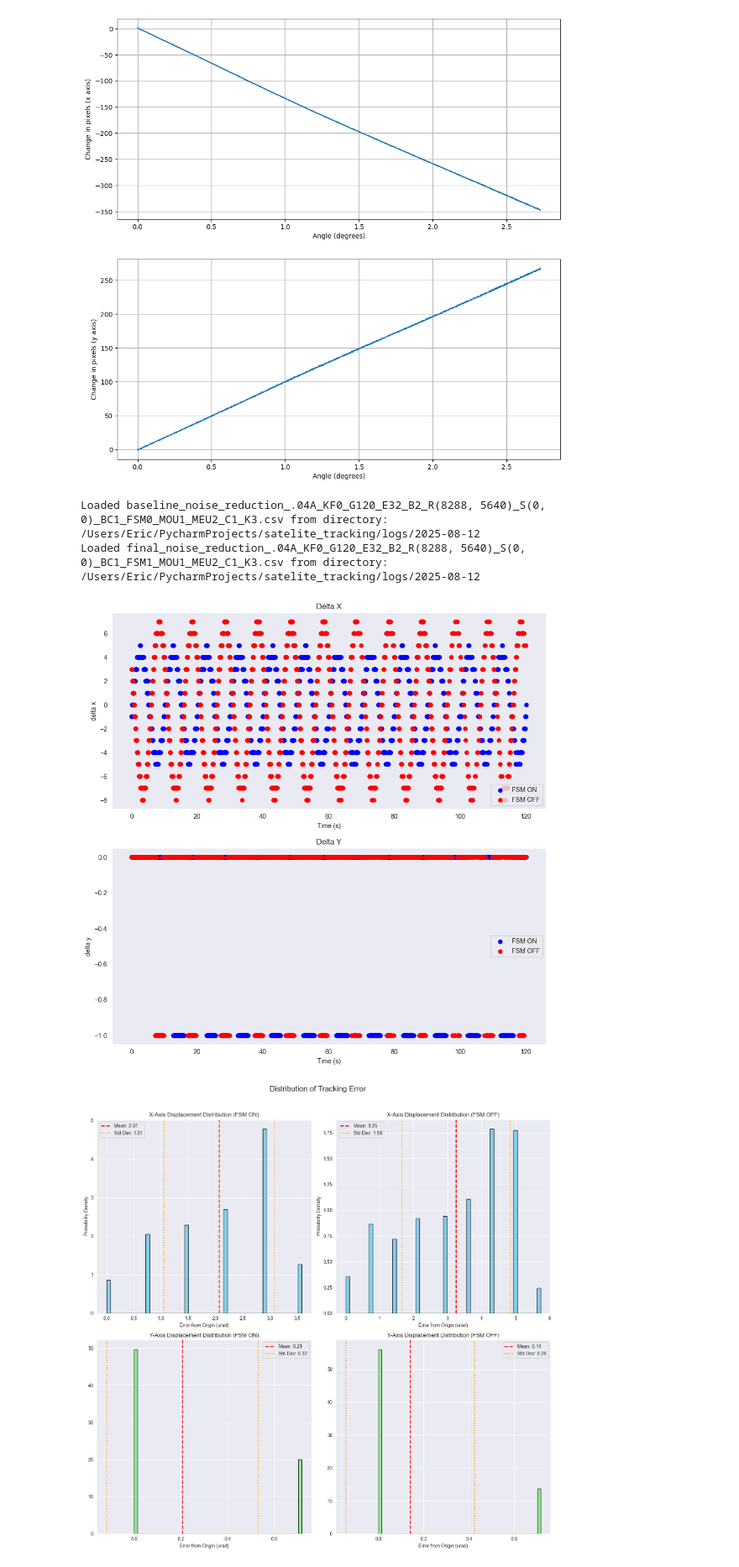
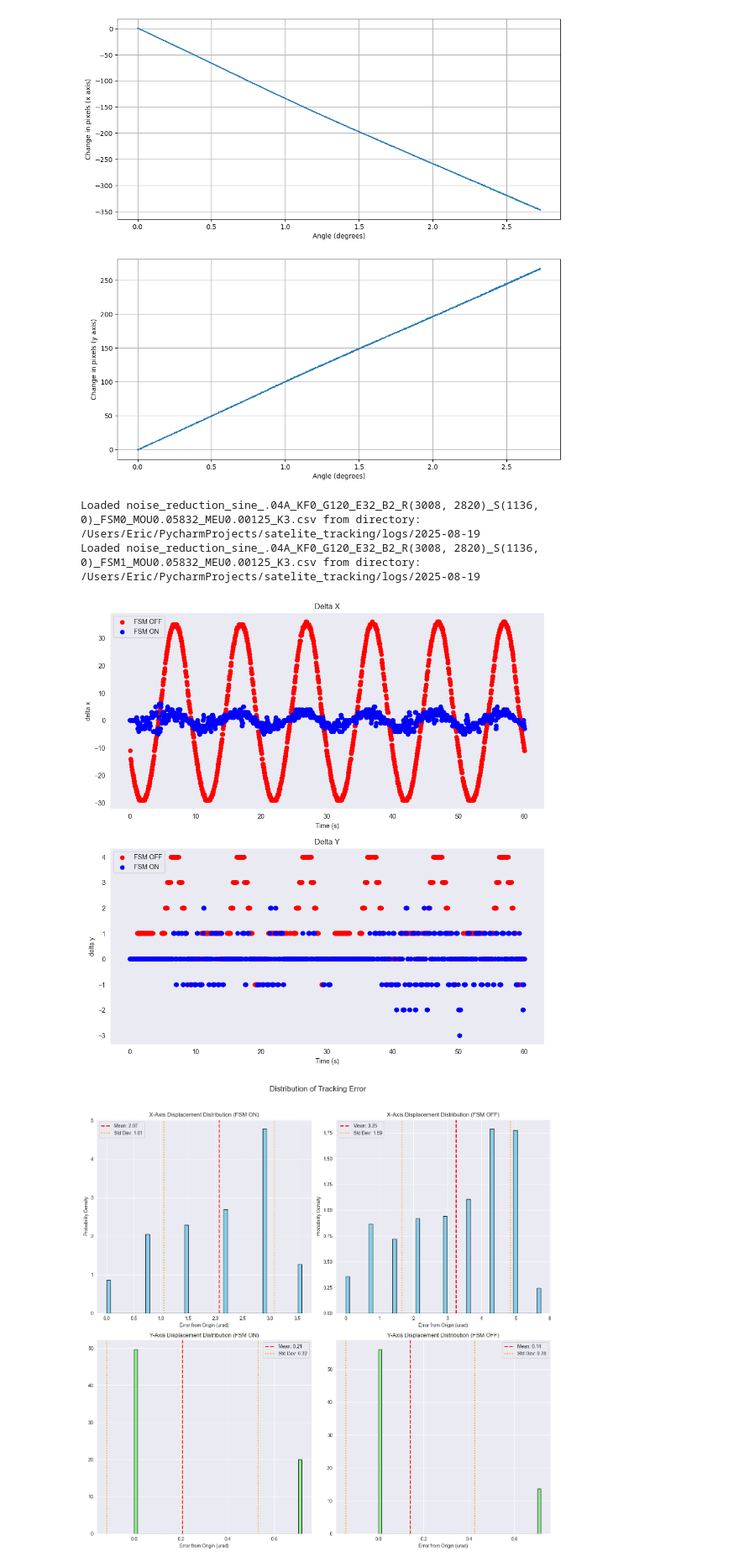
Before and after one commit to Bloodaxe90/Satellite_Tracking, a Jupyter notebook: notebooks/inference.ipynb, the cells around one changed output. Shown at 84% size. Cells and saved outputs as stored; diff of their text form; code cells hidden in the pictures.

```diff
--- a/notebooks/inference.ipynb
+++ b/notebooks/inference.ipynb
@@ -596,31 +596,31 @@ plt.show()
 Loaded distance_vs_amplitude_.04A_KF0_G120_E32_B2_R(8288, 5640)_S(0, 0)_BC1_FSM0_MOU0.1_MEU2_C1_K3.csv from directory: /Users/Eric/PycharmProjects/satelite_tracking/logs/2025-08-08
 [figure]
 # %%
-baseline_results = load_results(root_dir, "baseline_noise_reduction_.04A_KF0_G120_E32_B2_R(8288, 5640)_S(0, 0)_BC1_FSM0_MOU1_MEU2_C1_K3.csv", "2025-08-12")
-results = load_results(root_dir, "final_noise_reduction_.04A_KF0_G120_E32_B2_R(8288, 5640)_S(0, 0)_BC1_FSM1_MOU1_MEU2_C1_K3.csv", "2025-08-12")
+baseline_results = load_results(root_dir, "noise_reduction_sine_.04A_KF0_G120_E32_B2_R(3008, 2820)_S(1136, 0)_FSM0_MOU0.05832_MEU0.00125_K3.csv", "2025-08-19")
+results = load_results(root_dir, "noise_reduction_sine_.04A_KF0_G120_E32_B2_R(3008, 2820)_S(1136, 0)_FSM1_MOU0.05832_MEU0.00125_K3.csv", "2025-08-19")
 
 fig, axis = plt.subplots(2, 1, figsize = (12, 12))
+axis[0].scatter(baseline_results["Time"], baseline_results["delta_x"],  color = "r", label = "FSM OFF")
 axis[0].scatter(results["Time"], results["delta_x"],  color = "b", label = "FSM ON")
-axis[0].scatter(baseline_results["Time"], baseline_results["delta_x"],  color = "r", label = "FSM OFF")
 axis[0].set_ylabel("delta x")
 axis[0].set_xlabel("Time (s)")
 axis[0].set_title("Delta X")
 axis[0].grid()
 axis[0].legend()
 
+axis[1].scatter(baseline_results["Time"], baseline_results["delta_y"], color = "r", label = "FSM OFF")
 axis[1].scatter(results["Time"], results["delta_y"], color = "b", label = "FSM ON")
-axis[1].scatter(baseline_results["Time"], baseline_results["delta_y"], color = "r", label = "FSM OFF")
 axis[1].set_title("Delta Y")
 axis[1].set_ylabel("delta y")
 axis[1].set_xlabel("Time (s)")
 axis[1].grid()
 axis[1].legend()
 
 plt.show()
 # %% [output]
-Loaded baseline_noise_reduction_.04A_KF0_G120_E32_B2_R(8288, 5640)_S(0, 0)_BC1_FSM0_MOU1_MEU2_C1_K3.csv from directory: /Users/Eric/PycharmProjects/satelite_tracking/logs/2025-08-12
-Loaded final_noise_reduction_.04A_KF0_G120_E32_B2_R(8288, 5640)_S(0, 0)_BC1_FSM1_MOU1_MEU2_C1_K3.csv from directory: /Users/Eric/PycharmProjects/satelite_tracking/logs/2025-08-12
+Loaded noise_reduction_sine_.04A_KF0_G120_E32_B2_R(3008, 2820)_S(1136, 0)_FSM0_MOU0.05832_MEU0.00125_K3.csv from directory: /Users/Eric/PycharmProjects/satelite_tracking/logs/2025-08-19
+Loaded noise_reduction_sine_.04A_KF0_G120_E32_B2_R(3008, 2820)_S(1136, 0)_FSM1_MOU0.05832_MEU0.00125_K3.csv from directory: /Users/Eric/PycharmProjects/satelite_tracking/logs/2025-08-19
-[figure, old version]
+[figure, new version]
 # %%
 bin2_pixel_size = 4.63 #um
 
```
Also changed, not shown: parts of 10 cells of this notebook, 22 other files.
